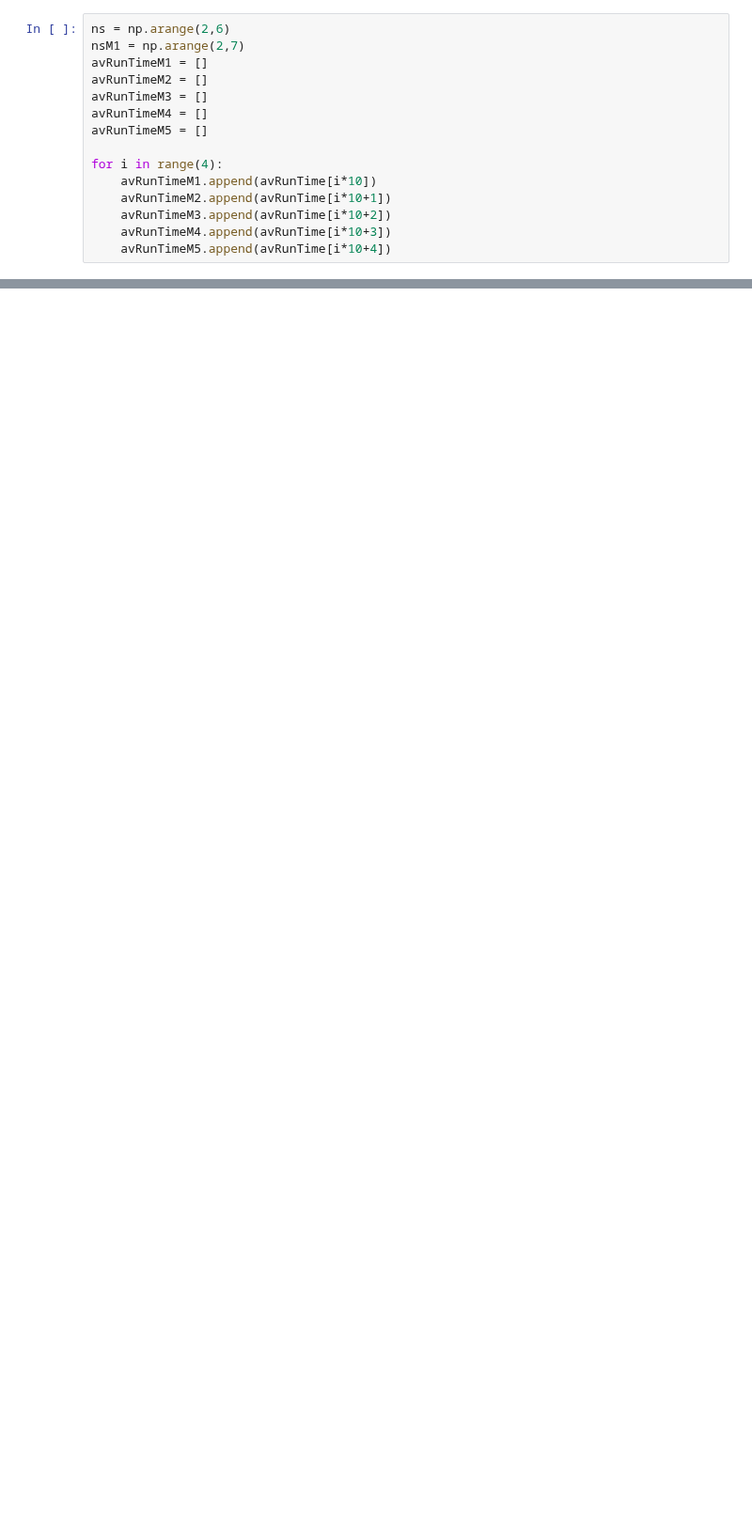
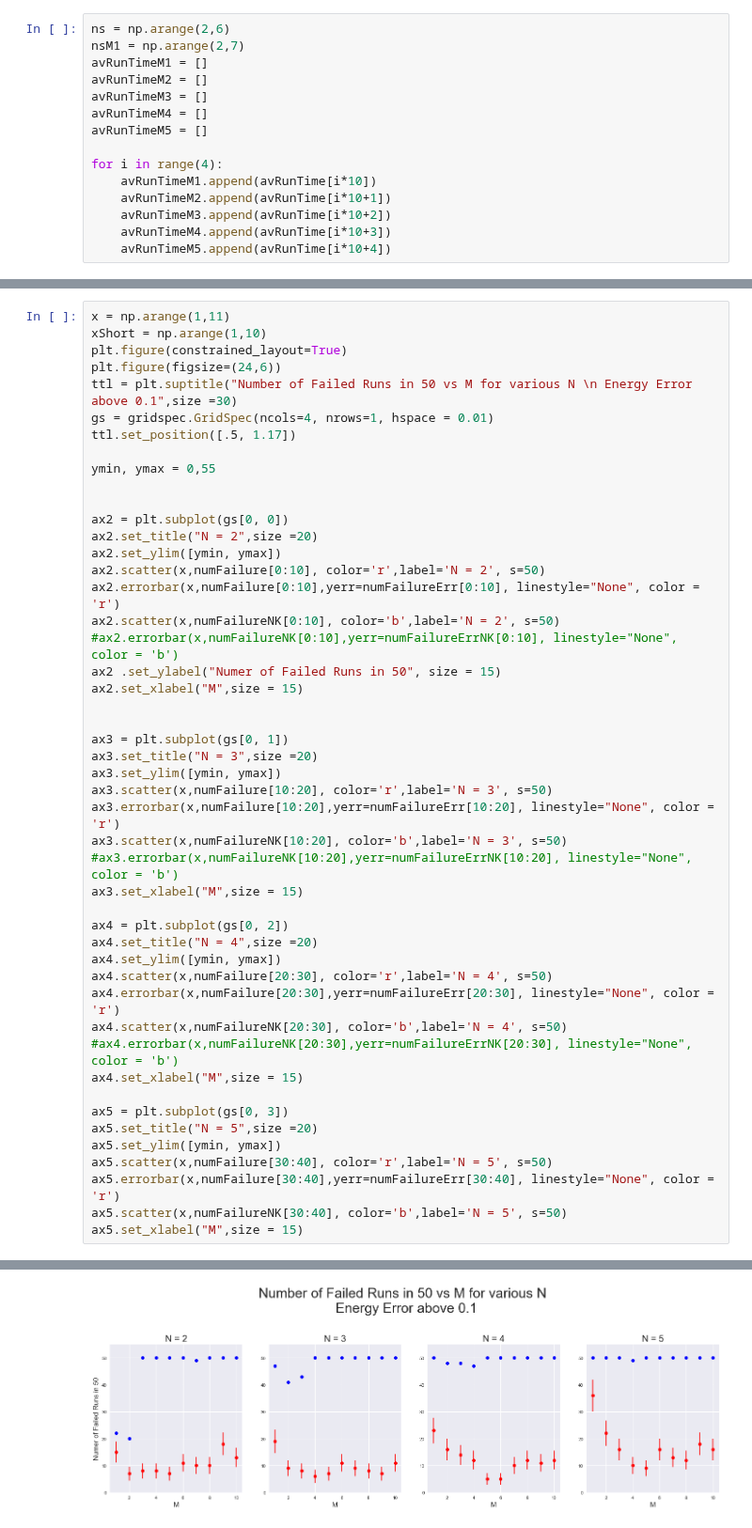
Before and after one commit to aorfi/Phys459, a Jupyter notebook: Reading Files.ipynb, the cells around one changed output, grey strips where cells are left out. Shown at 94% size. Drawn from its saved outputs; the diff is of its cells as text; blank space fills up the shorter version.

```diff
--- a/Reading Files.ipynb
+++ b/Reading Files.ipynb
@@ -240,0 +255,49 @@ plt.legend(loc = (0, 1),fontsize = 15,ncol=6)
+# %%
+x = np.arange(1,11)
+xShort = np.arange(1,10)
+plt.figure(constrained_layout=True)
+plt.figure(figsize=(24,6))
+ttl = plt.suptitle("Number of Failed Runs in 50 vs M for various N \n Energy Error above 0.1",size =30)
+gs = gridspec.GridSpec(ncols=4, nrows=1, hspace = 0.01)
+ttl.set_position([.5, 1.17])
+
+ymin, ymax = 0,55
+
+
+ax2 = plt.subplot(gs[0, 0])
+ax2.set_title("N = 2",size =20)
+ax2.set_ylim([ymin, ymax])
+ax2.scatter(x,numFailure[0:10], color='r',label='N = 2', s=50)
+ax2.errorbar(x,numFailure[0:10],yerr=numFailureErr[0:10], linestyle="None", color = 'r')
+ax2.scatter(x,numFailureNK[0:10], color='b',label='N = 2', s=50)
+#ax2.errorbar(x,numFailureNK[0:10],yerr=numFailureErrNK[0:10], linestyle="None", color = 'b')
+ax2 .set_ylabel("Numer of Failed Runs in 50", size = 15)
+ax2.set_xlabel("M",size = 15)
+
+
+ax3 = plt.subplot(gs[0, 1])
+ax3.set_title("N = 3",size =20)
+ax3.set_ylim([ymin, ymax])
+ax3.scatter(x,numFailure[10:20], color='r',label='N = 3', s=50)
+ax3.errorbar(x,numFailure[10:20],yerr=numFailureErr[10:20], linestyle="None", color = 'r')
+ax3.scatter(x,numFailureNK[10:20], color='b',label='N = 3', s=50)
+#ax3.errorbar(x,numFailureNK[10:20],yerr=numFailureErrNK[10:20], linestyle="None", color = 'b')
+ax3.set_xlabel("M",size = 15)
+
+ax4 = plt.subplot(gs[0, 2])
+ax4.set_title("N = 4",size =20)
+ax4.set_ylim([ymin, ymax])
+ax4.scatter(x,numFailure[20:30], color='r',label='N = 4', s=50)
+ax4.errorbar(x,numFailure[20:30],yerr=numFailureErr[20:30], linestyle="None", color = 'r')
+ax4.scatter(x,numFailureNK[20:30], color='b',label='N = 4', s=50)
+#ax4.errorbar(x,numFailureNK[20:30],yerr=numFailureErrNK[20:30], linestyle="None", color = 'b')
+ax4.set_xlabel("M",size = 15)
+
+ax5 = plt.subplot(gs[0, 3])
+ax5.set_title("N = 5",size =20)
+ax5.set_ylim([ymin, ymax])
+ax5.scatter(x,numFailure[30:40], color='r',label='N = 5', s=50)
+ax5.errorbar(x,numFailure[30:40],yerr=numFailureErr[30:40], linestyle="None", color = 'r')
+ax5.scatter(x,numFailureNK[30:40], color='b',label='N = 5', s=50)
+ax5.set_xlabel("M",size = 15)
+# %% [output]
@@ -241,3 +306,4 @@ plt.legend(loc = (0, 1),fontsize = 15,ncol=6)
+[figure, added]
 # %%
 x = np.arange(1,11)
 xShort = np.arange(1,10)
```
Also changed, not shown: parts of 15 cells of this notebook, 52 other files.
